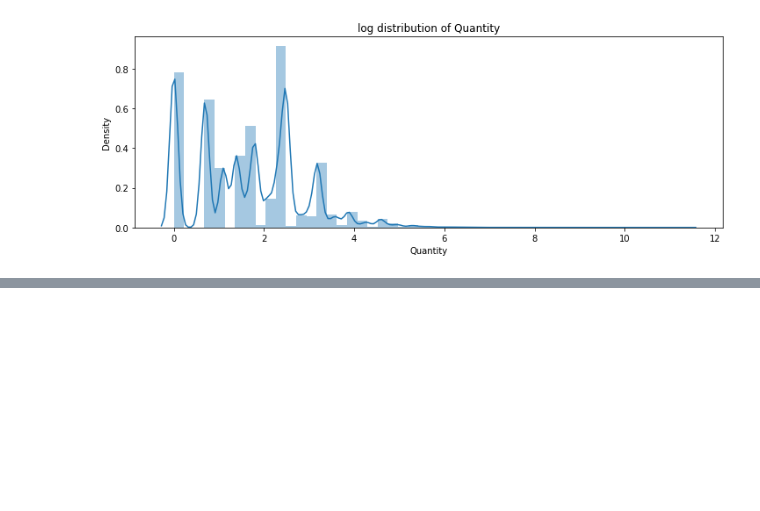
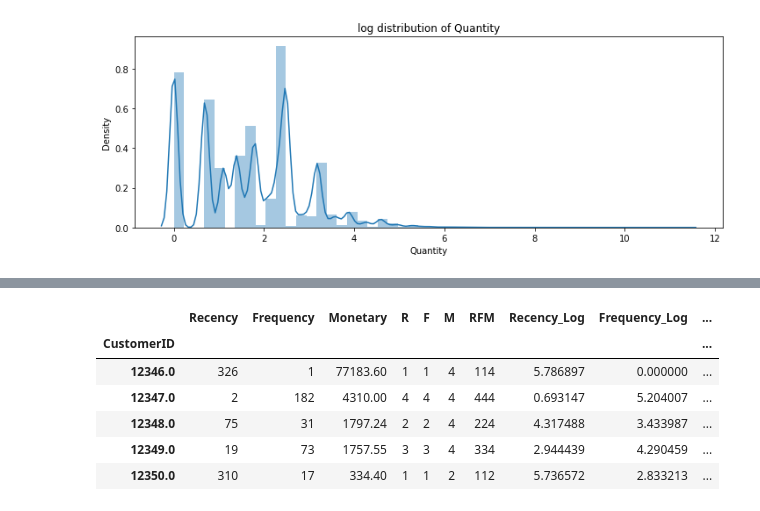
Before and after one commit to Shatakd/Customer-Segmentation-Clustering, a Jupyter notebook: Shatak_Customer_segmentation(Clustering).ipynb, the cells around one changed output, grey strips where cells are left out. Cells and saved outputs as stored; diff of their text form; code cells hidden in the pictures; blank space fills up the shorter version.

```diff
--- a/Shatak_Customer_segmentation(Clustering).ipynb
+++ b/Shatak_Customer_segmentation(Clustering).ipynb
@@ -272,0 +315,17 @@ sns.distplot(np.log(df['Quantity']))
+# %%
+# Handling the zeroes in the dataframe to avoid error in transformations
+rfm.replace(0.0,1,inplace=True)
+
+# Applying Log transformation on columns for smoothening the distribution
+rfm['Recency_Log']   = rfm['Recency'].apply(np.log)
+rfm['Frequency_Log'] = rfm['Frequency'].apply(np.log)
+rfm['Monetary_Log']  = rfm['Monetary'].apply(np.log)
+rfm.head()
+# %% [output]
+|  | Recency | Frequency | Monetary | R | F | M | RFM | Recency_Log | Frequency_Log | ... |
+| CustomerID |  |  |  |  |  |  |  |  |  | ... |
+| 12346.0 | 326 | 1 | 77183.60 | 1 | 1 | 4 | 114 | 5.786897 | 0.000000 | ... |
+| 12347.0 | 2 | 182 | 4310.00 | 4 | 4 | 4 | 444 | 0.693147 | 5.204007 | ... |
+| 12348.0 | 75 | 31 | 1797.24 | 2 | 2 | 4 | 224 | 4.317488 | 3.433987 | ... |
+| 12349.0 | 19 | 73 | 1757.55 | 3 | 3 | 4 | 334 | 2.944439 | 4.290459 | ... |
+| 12350.0 | 310 | 17 | 334.40 | 1 | 1 | 2 | 112 | 5.736572 | 2.833213 | ... |
```
Also changed, not shown: parts of 9 cells of this notebook.
